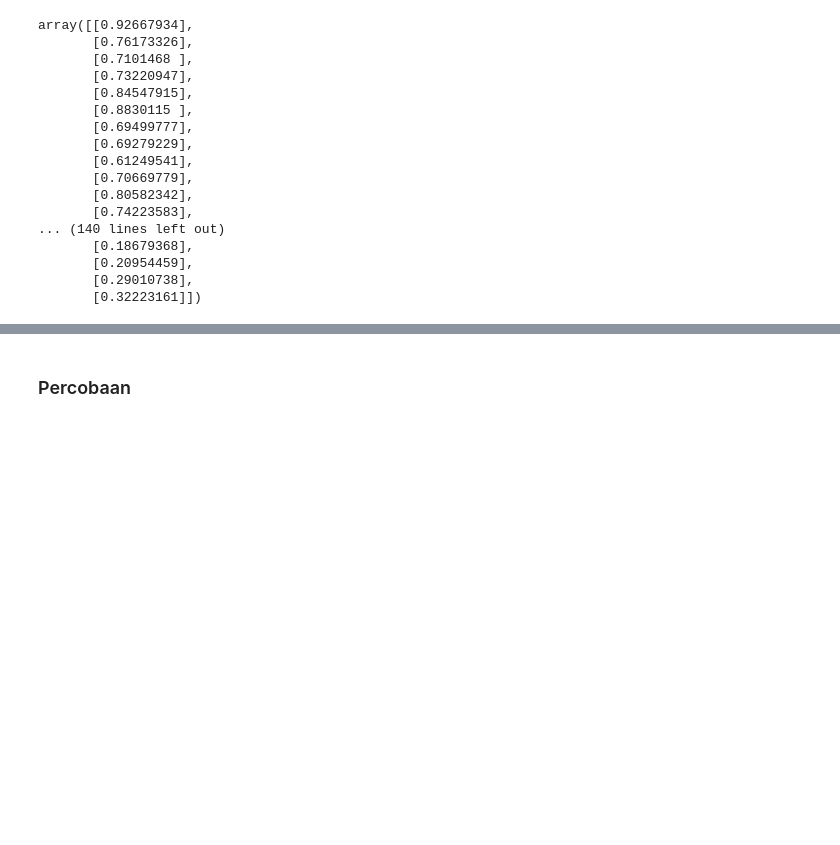
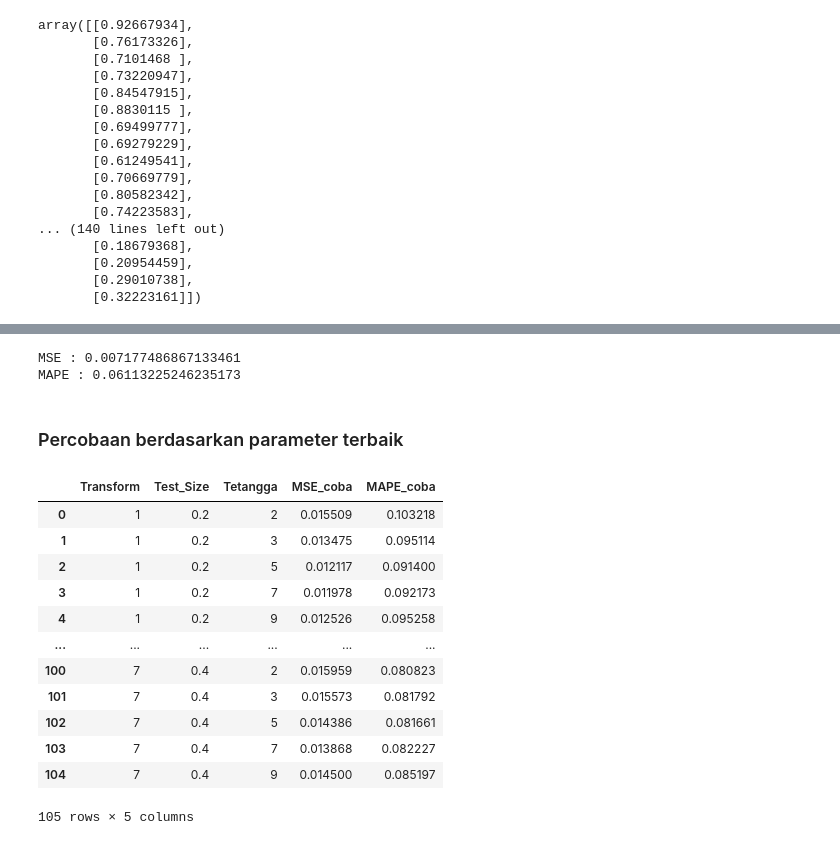
Before and after one commit to Ihsan210702/kolaborasipro, a Jupyter notebook: Uas.ipynb, the cells around one changed output, grey strips where cells are left out. Cells and saved outputs as stored; diff of their text form; code cells hidden in the pictures; blank space fills up the shorter version.

Commit message:
transform, mse,mape dan percobaan akurasi (20-172 Fajrul Ihsan Kamil)

```diff
--- a/Uas.ipynb
+++ b/Uas.ipynb
@@ -160,2 +180,65 @@ array([[0.92667934],
+# %%
+from sklearn.metrics import mean_squared_error
+from sklearn.metrics import mean_absolute_percentage_error
+from math import sqrt
+MSE = mean_squared_error(test_label,pred_test)
+MAPE = mean_absolute_percentage_error(denormalized_data_test, denormalized_data_preds)
+print("MSE :",MSE)
+print("MAPE :",MAPE)
+# %% [output]
+MSE : 0.007177486867133461
+MAPE : 0.06113225246235173
 # %% [markdown]
-### Percobaan
+### Percobaan berdasarkan parameter terbaik
+# %%
+fitur = [1,2,3,4,5,6,7]
+test_size = [0.2,0.3,0.4]
+tetangga = [2,3,5,7,9]
+akurasi= []
+for i in range(len(fitur)):
+  for e in range(len(test_size)) :
+    for u in range(len(tetangga)):
+      tt = []
+      Xcoba, ycoba = split_sequence(co2, fitur[i])
+      dfX_coba = pd.DataFrame(Xcoba)
+      dfy_coba = pd.DataFrame(ycoba, columns=["Xt"])
+      scaler_coba = MinMaxScaler()
+      scaledX_coba = scaler_coba.fit_transform(dfX_coba)
+      scaledY_coba = scaler_coba.fit_transform(dfy_coba)
+      features_namesX_coba = dfX_coba.columns.copy()
+      features_namesy_coba = dfy_coba.columns.copy()
+      #features_names.remove('label')
+      scaled_featuresX_coba = pd.DataFrame(scaledX_coba, columns=features_namesX_coba)
+      scaled_featuresY_coba = pd.DataFrame(scaledY_coba, columns=features_namesy_coba)
+      training_coba, test_coba = train_test_split(scaled_featuresX_coba, test_size=test_size[e], random_state=0,shuffle=False)#Nilai X training dan Nilai X testing
+      training_label_coba, test_label_coba = train_test_split(scaled_featuresY_coba, test_size=test_size[e], random_state=0,shuffle=False)#Nilai Y training dan Nilai Y testing
+      regresorcoba = neighbors.KNeighborsRegressor(n_neighbors = tetangga[u])
+      regresorcoba.fit(training_coba, training_label_coba)
+      pred_test_coba = regresorcoba.predict(test_coba)
+      denormalized_data_test_coba = pd.DataFrame(scaler_coba.inverse_transform(test_label_coba))
+      denormalized_data_preds_coba = pd.DataFrame(scaler_coba.inverse_transform(pred_test_coba))
+      MSE_coba = mean_squared_error(test_label_coba,pred_test_coba)
+      MAPE_coba = mean_absolute_percentage_error(denormalized_data_test_coba, denormalized_data_preds_coba)
+      tt.append(fitur[i])
+      tt.append(test_size[e])
+      tt.append(tetangga[u])
+      tt.append(MSE_coba)
+      tt.append(MAPE_coba)
+      akurasi.append(tt)
+# %%
+percobaan = pd.DataFrame(akurasi, columns=['Transform','Test_Size','Tetangga','MSE_coba','MAPE_coba'])
+percobaan
+# %% [output]
+|  | Transform | Test_Size | Tetangga | MSE_coba | MAPE_coba |
+| 0 | 1 | 0.2 | 2 | 0.015509 | 0.103218 |
+| 1 | 1 | 0.2 | 3 | 0.013475 | 0.095114 |
+| 2 | 1 | 0.2 | 5 | 0.012117 | 0.091400 |
+| 3 | 1 | 0.2 | 7 | 0.011978 | 0.092173 |
+| 4 | 1 | 0.2 | 9 | 0.012526 | 0.095258 |
+| ... | ... | ... | ... | ... | ... |
+| 100 | 7 | 0.4 | 2 | 0.015959 | 0.080823 |
+| 101 | 7 | 0.4 | 3 | 0.015573 | 0.081792 |
+| 102 | 7 | 0.4 | 5 | 0.014386 | 0.081661 |
+| 103 | 7 | 0.4 | 7 | 0.013868 | 0.082227 |
+| 104 | 7 | 0.4 | 9 | 0.014500 | 0.085197 |
+105 rows × 5 columns
```
Also changed, not shown: parts of 1 cell of this notebook.
